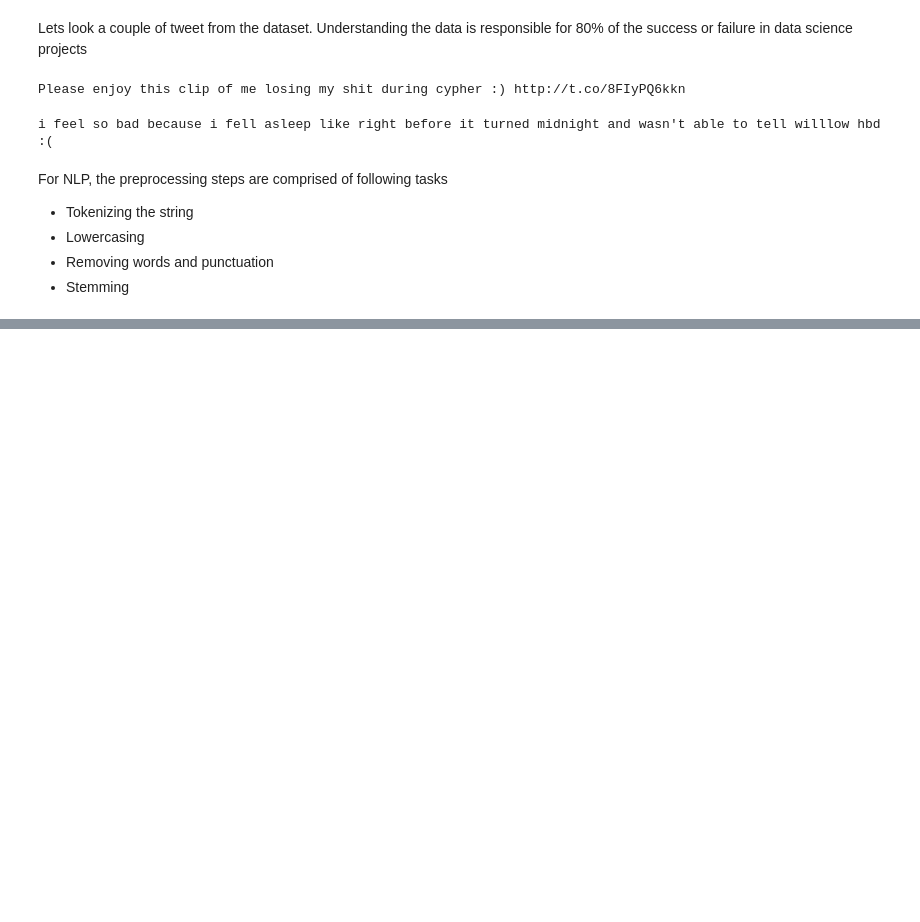
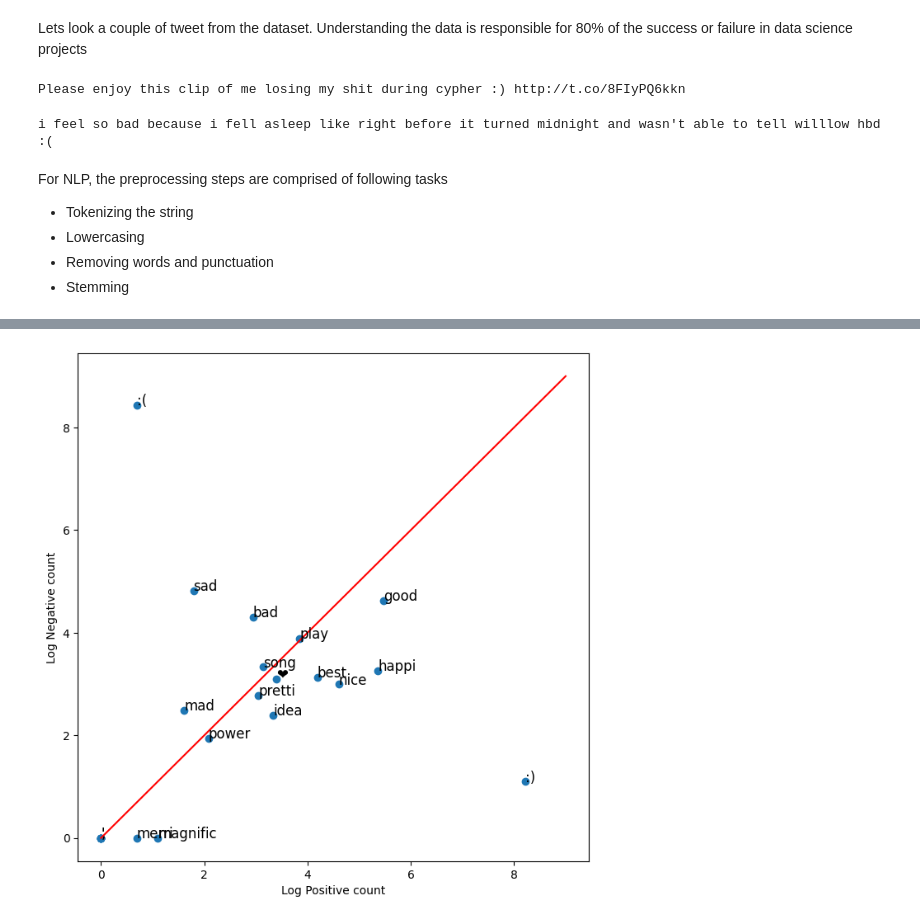
Before and after one commit to mmaazkhanhere/nlp-specialisation, a Jupyter notebook: nlp-with-classification-and-vector-spaces.ipynb, the cells around one changed output, grey strips where cells are left out. Drawn from its saved outputs; the diff is of its cells as text; code cells hidden in the pictures; blank space fills up the shorter version.

Commit message:
frequency lab completed

```diff
--- a/nlp-with-classification-and-vector-spaces.ipynb
+++ b/nlp-with-classification-and-vector-spaces.ipynb
@@ -107,0 +144,3 @@ For NLP, the preprocessing steps are comprised of following tasks
+# %%
+tweet_cleaned : str = re.sub(r"#", "",tweet_cleaned); #means replace # with empty string in all places in tweet_cleaned
+tweet_cleaned
@@ -107,0 +218,3 @@ For NLP, the preprocessing steps are comprised of following tasks
+# %%
+labels : List[int] = np.append(np.ones((len(positive_tweets))), np.zeros((len(negative_tweets))));
+print(labels)
@@ -107,0 +225,17 @@ For NLP, the preprocessing steps are comprised of following tasks
+# %%
+def build_freqs(tweets : List[str], ys): #function to build frequency dictionary which is designed to store the count of each word in the tweet
+                                        #along the corresponding sentiment label
+    ysList = np.squeeze(ys).tolist() #convert ys parameter to list. np.squeeze is used to remove single dimensional entries from the shape of an array
+    freqs : Dict(str,str) = {} #empty dictionary to store word frequencies along with sentiment labels
+    for y, tweet in zip(ysList, tweets): #iterate over pairs of sentiment label `y` and `tweet` using zip function
+        for word in processing_tweet(tweet): #loop tokenises and processes each word in the current tweet which is ued to build pairs with the sentiment label
+            pair = (word, y) #for each word and sentiment label pair, the code checks if the pair is already in dictionary
+            if pair in freqs: #if exits, the count is incremented
+                freqs[pair] += 1
+            else:
+                freqs[pair] = 1 # else a new entry is created
+    return freqs #function returns the final frequency dictionary containing word counts associated with sentiment labels
+# %%
+# create frequency dictionary
+freqs = build_freqs(total_tweets, labels)
+display(freqs)
@@ -107,0 +311,24 @@ For NLP, the preprocessing steps are comprised of following tasks
+# %%
+fig, ax = plt.subplots(figsize=(8, 8))
+
+# convert positive raw counts to logarithmic scale. we add 1 to avoid log(0)
+x = np.log([x[1] + 1 for x in data])
+
+# do the same for the negative counts
+y = np.log([x[2] + 1 for x in data])
+
+# Plot a dot for each pair of words
+ax.scatter(x, y)
+
+# assign axis labels
+plt.xlabel("Log Positive count")
+plt.ylabel("Log Negative count")
+
+# Add the word as the label at the same position as you added the points just before
+for i in range(0, len(data)):
+    ax.annotate(data[i][0], (x[i], y[i]), fontsize=12)
+
+ax.plot([0, 9], [0, 9], color="red")  # Plot the red line that divides the 2 areas.
+plt.show()
+# %% [output]
+[figure, added]
```
Also changed, not shown: parts of 19 cells of this notebook.
